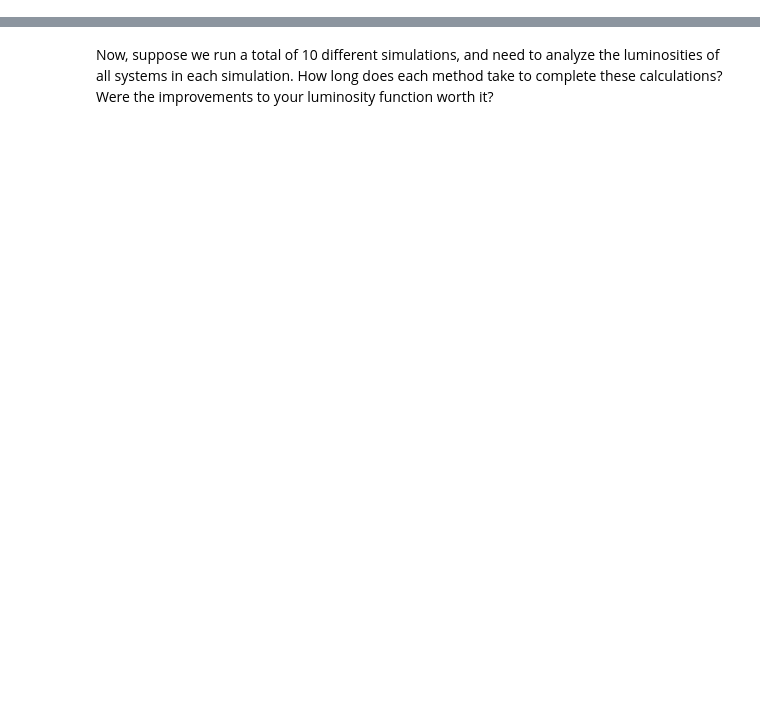
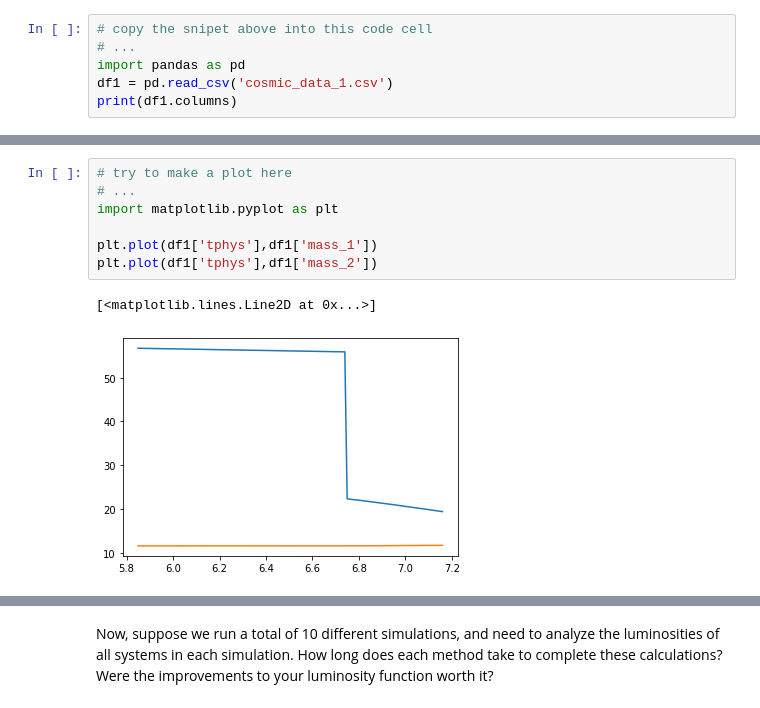
Before and after one commit to CIERA-Northwestern/REACHpy, a Jupyter notebook: Projects/AccretingBlackHoles/AccretingBlackHoles.ipynb, the cells around one changed output, grey strips where cells are left out. Saved outputs shown, nothing was run; the diff lists cells and outputs as text; blank space fills up the shorter version.

```diff
--- a/Projects/AccretingBlackHoles/AccretingBlackHoles.ipynb
+++ b/Projects/AccretingBlackHoles/AccretingBlackHoles.ipynb
@@ -121,0 +138,6 @@ Even though the difference in runtimes may seem small, it is actually quite noti
+# %%
+# copy the snipet above into this code cell
+# ...
+import pandas as pd
+df1 = pd.read_csv('cosmic_data_1.csv')
+print(df1.columns)
@@ -121,0 +165,10 @@ Even though the difference in runtimes may seem small, it is actually quite noti
+# %%
+# try to make a plot here
+# ...
+import matplotlib.pyplot as plt
+
+plt.plot(df1['tphys'],df1['mass_1'])
+plt.plot(df1['tphys'],df1['mass_2'])
+# %% [output]
+[<matplotlib.lines.Line2D at 0x...>]
+[figure, added]
```
Also changed, not shown: parts of 98 cells of this notebook.
